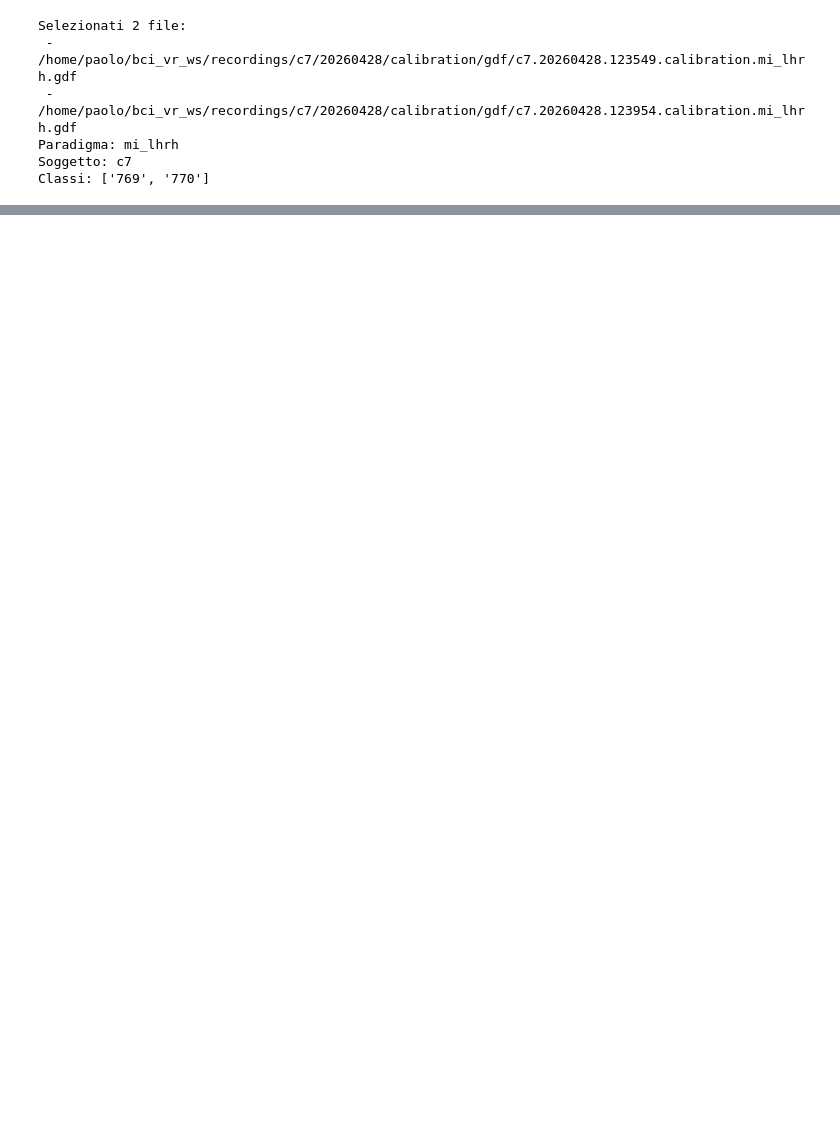
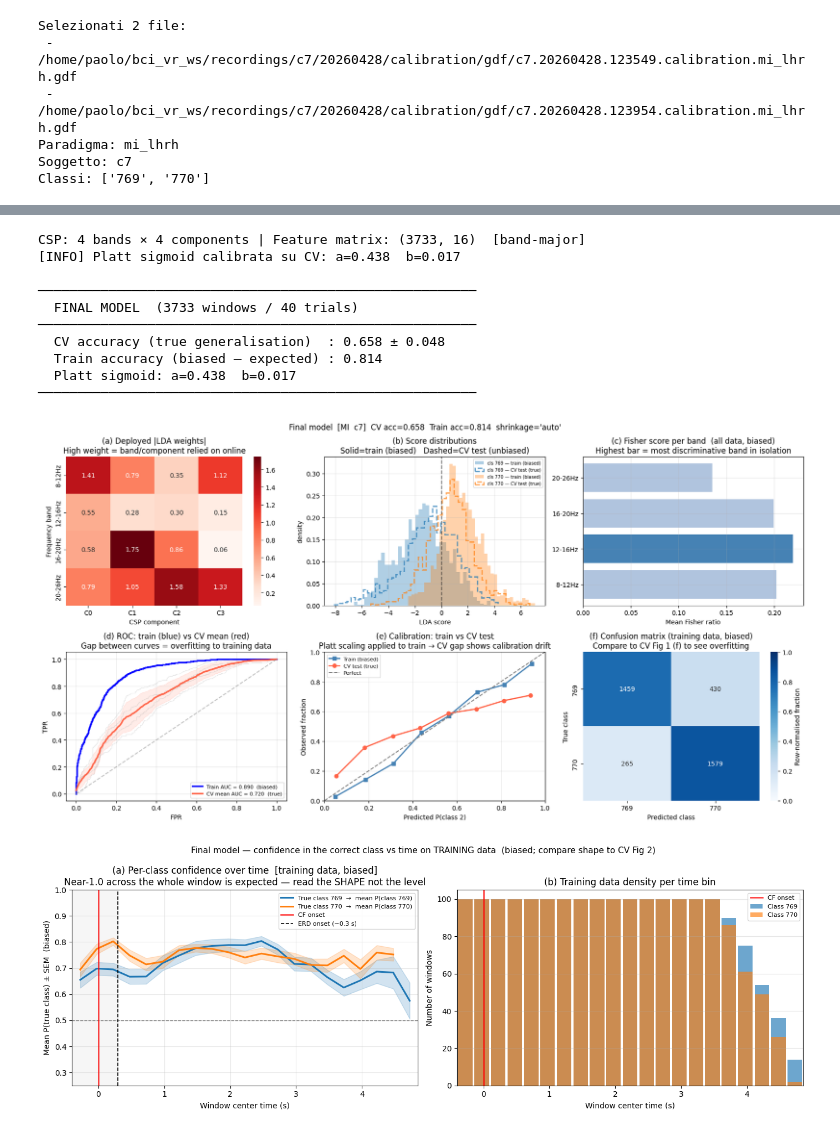
Before and after one commit to PaoloFori/slda_bci, a Jupyter notebook: create_slda/create_slda.ipynb, the cells around one changed output, grey strips where cells are left out. Cells and saved outputs as stored; diff of their text form; code cells hidden in the pictures; blank space fills up the shorter version.

```diff
--- a/create_slda/create_slda.ipynb
+++ b/create_slda/create_slda.ipynb
@@ -661,15 +690,14 @@ print(f"CSP: {len(BANDS)} bands × {N_CSP_COMPONENTS} components | "
 clf_final = LinearDiscriminantAnalysis(solver='lsqr', shrinkage=LDA_SHRINKAGE, priors=LDA_PRIORS)
 clf_final.fit(X_features, y_epochs)
 
-# Platt calibration (cv='prefit' uses the same training data — optimistic but acceptable here).
-calibrated_clf = CalibratedClassifierCV(clf_final, method='sigmoid', cv='prefit')
-calibrated_clf.fit(X_features, y_epochs)
-try:
-    platt_a = float(calibrated_clf.calibrated_classifiers_[0].calibrators_[0].a_)
-    platt_b = float(calibrated_clf.calibrated_classifiers_[0].calibrators_[0].b_)
-except AttributeError:
-    platt_a, platt_b = None, None
-    print("[WARNING] Platt params unavailable — sklearn API may have changed")
+# Platt calibration
+y_bin = (all_y_true == classes[1]).astype(int)
+
+sigmoid_calibrator = LogisticRegression(penalty=None)
+sigmoid_calibrator.fit(all_scores.reshape(-1, 1), y_bin)
+platt_a = float(sigmoid_calibrator.coef_[0][0])
+platt_b = float(sigmoid_calibrator.intercept_[0])
+print(f"[INFO] Platt sigmoid calibrata su CV: a={platt_a:.3f}  b={platt_b:.3f}")
 
 scores_final    = clf_final.decision_function(X_features)
 y_pred_final    = clf_final.predict(X_features)
@@ -858,30 +886,43 @@ n_bands_plot = len(BANDS)
 nrows = int(np.ceil(n_bands_plot / 3))
 ncols = min(3, n_bands_plot)
 fig, axes_grid = plt.subplots(nrows, ncols, figsize=(5.2 * ncols, 4 * nrows), squeeze=False)
 axes_flat = axes_grid.flatten()
 palette = {classes[0]: 'C0', classes[1]: 'C1'}
 
 for b in range(n_bands_plot):
     ax = axes_flat[b]
     data_b = X_csp_all[:, b, :]
     df_b = pd.DataFrame(data_b, columns=[f'C{c}' for c in range(N_CSP_COMPONENTS)])
     df_b['class'] = y_epochs
     df_long = df_b.melt(id_vars='class', var_name='Component', value_name='log(variance)')
     sns.boxplot(data=df_long, x='Component', y='log(variance)', hue='class',
                 palette=palette, ax=ax, fliersize=2)
     ax.set_title(f'Band {BANDS_STR[b]}', fontsize=10)
     ax.set_xlabel('CSP component')
     ax.grid(alpha=0.3, axis='y')
     if b > 0:
         ax.get_legend().remove()
     else:
         ax.legend(title='True class', fontsize=8)
 
 for i in range(n_bands_plot, len(axes_flat)):
     axes_flat[i].set_visible(False)
 
 fig.suptitle("Per-CSP-component log(variance) per class — DEPLOYED CSP  (all data)\n"
              "Compare to CV Fig 3: similar shape = stable CSP; different = fold-dependent",
              fontsize=11)
 plt.tight_layout()
 plt.show()
+# %% [output]
+CSP: 4 bands × 4 components | Feature matrix: (3733, 16)  [band-major]
+[INFO] Platt sigmoid calibrata su CV: a=0.438  b=0.017
+
+────────────────────────────────────────────────────────
+  FINAL MODEL  (3733 windows / 40 trials)
+────────────────────────────────────────────────────────
+  CV accuracy (true generalisation)  : 0.658 ± 0.048
+  Train accuracy (biased — expected) : 0.814
+  Platt sigmoid: a=0.438  b=0.017
+────────────────────────────────────────────────────────
+[figure, added]
+[figure, added]
```
Also changed, not shown: parts of 7 cells of this notebook, 2 other files.
